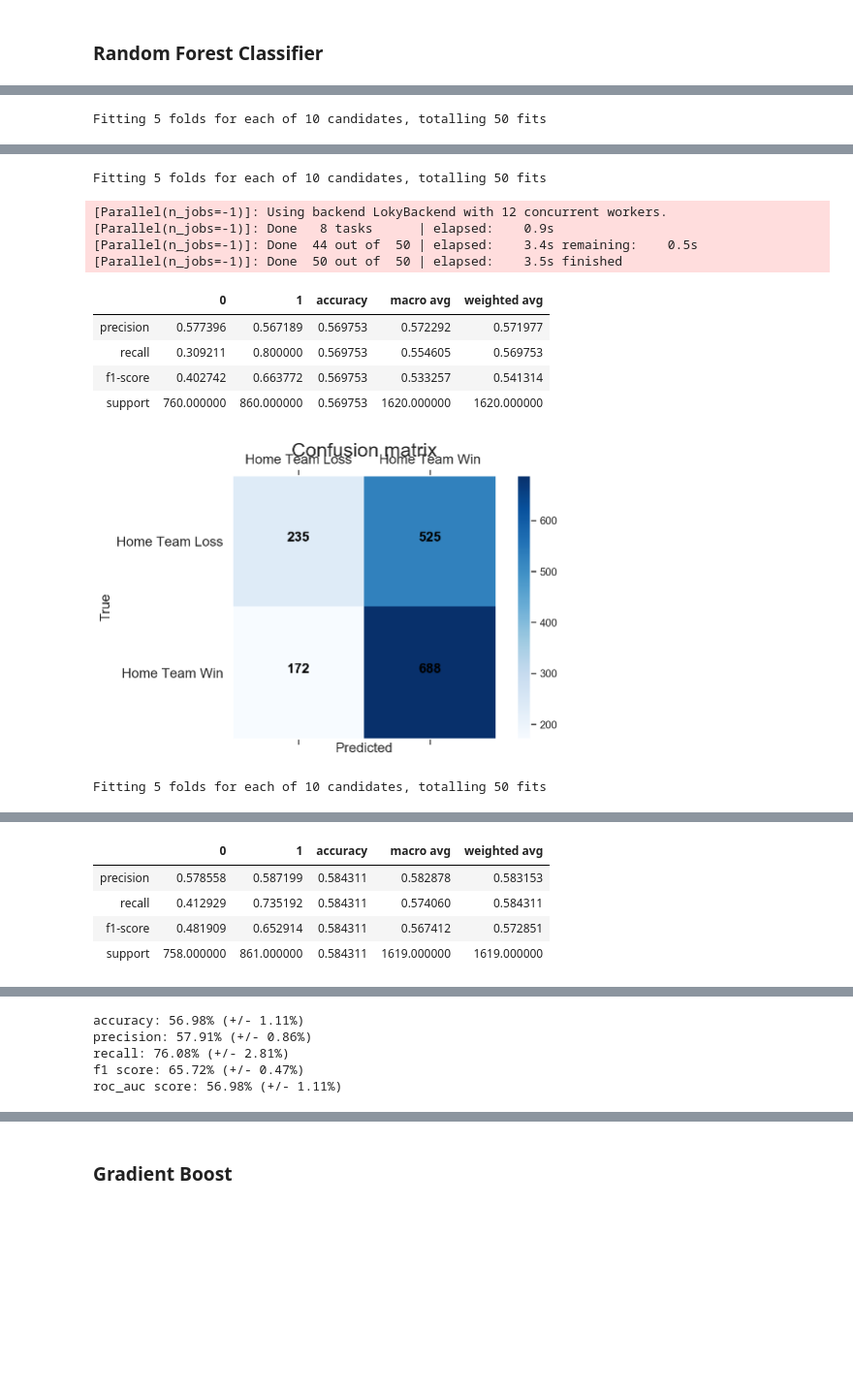
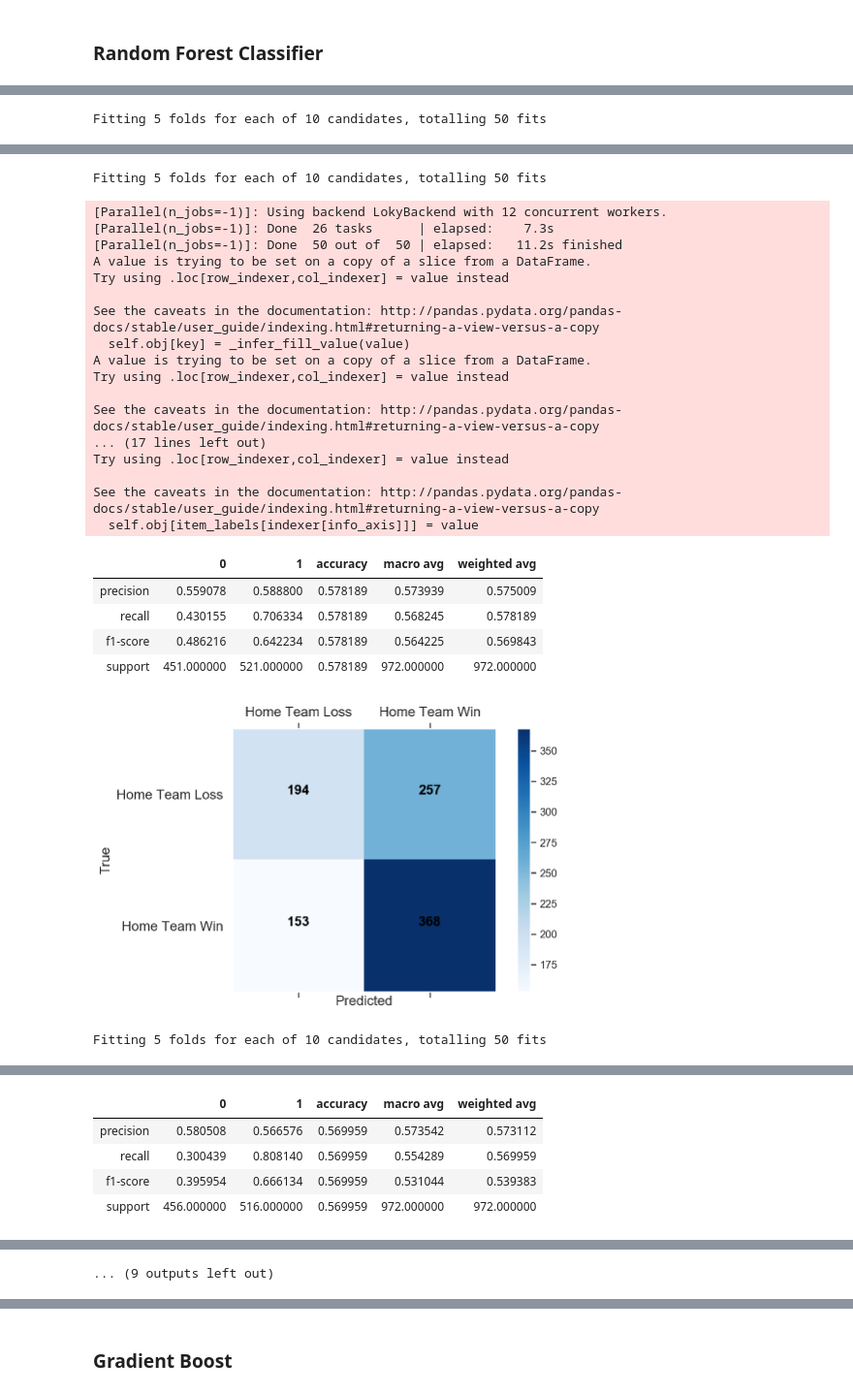
Before and after one commit to schlinkertc/mlb_predictions, a Jupyter notebook: modeling.ipynb, the cells around one changed output, grey strips where cells are left out. Shown at 97% size. Cells and saved outputs as stored; diff of their text form; code cells hidden in the pictures; blank space fills up the shorter version.

Commit message:
modeling cont, images added

```diff
--- a/modeling.ipynb
+++ b/modeling.ipynb
@@ -162,7 +169,7 @@ def plot_confusion_matrix(true,predicted):
     fig = plt.figure(figsize=(8,5))
     ax = fig.add_subplot(111)
     cax = ax.matshow(cm,cmap=plt.cm.Blues)
-    plt.title('Confusion matrix',fontdict={'size':20})
+    #plt.title('Confusion matrix',fontdict={'size':20})
     fig.colorbar(cax)
     ax.set_xticklabels([''] + classes,fontdict={'size':14})
     ax.set_yticklabels([''] + classes,fontdict={'size':14})
@@ -379,9 +604,10 @@ pipeline_cv(3,X,y,lr)
 # %% [markdown]
 ### Random Forest Classifier
 # %%
-rf_clf = RandomForestClassifier()
+rf_clf = RandomForestClassifier(n_jobs=-1)
 
 rf_pipe=Pipeline([
+    ('attr_adder',CombinedAttributesAdder()),
     ('nan_imputer',SimpleImputer(strategy='mean')),
     ('zero_imputer',SimpleImputer(missing_values=0,strategy='mean')),
     ('interaction',PolynomialFeatures(degree=1)),
@@ -389,4 +615,4 @@ rf_pipe=Pipeline([
     (('classifier',rf_clf))
 ])
 
-pipeline_cv(5,X,y,rf_pipe)
+#pipeline_cv(5,X,y,rf_pipe)
@@ -429,21 +619,22 @@ roc_auc score: 54.99% (+/- 1.40%)
 # %%
 rf_search_params = {
-    'zero_imputer__strategy':['mean','median','most_frequent'],
-    'nan_imputer__strategy':['mean','median','most_frequent'],
+    'zero_imputer__strategy':['mean','median'],
+    'attr_adder__add_hitters_slashInteraction':[True],
+    'nan_imputer__strategy':['mean','median'],
     'interaction__degree':[1],
-    'scaler__with_std':[False,True],
-    'scaler__with_mean':[True,False],
-    'classifier__n_estimators':list(range(50,150)),
+    'scaler__with_std':[False],
+    'scaler__with_mean':[True],
+    'classifier__n_estimators':list(range(110,120)),
     'classifier__criterion':['gini','entropy'],
-    'classifier__max_depth':np.linspace(1,32,32,endpoint=True),
-    'classifier__min_samples_split':np.linspace(0.1, 1.0, 10, endpoint=True),
-    'classifier__min_samples_leaf':np.linspace(0.1, 0.5, 5, endpoint=True),
-    'classifier__max_features':list(range(1,X.shape[1]))
+    'classifier__max_depth':np.linspace(20,30,5),
+    'classifier__min_samples_split':np.linspace(0.03, .04, 10, endpoint=True),
+    'classifier__min_samples_leaf':np.linspace(0.2, 0.3, 5, endpoint=True),
+    'classifier__max_features':list(range(80,90))
 }
 # %%
-rf_search = RandomizedSearchCV(rf_pipe,rf_search_params,cv=5,n_jobs=-1,scoring=auc_scorer,verbose=0)
+rf_search = RandomizedSearchCV(rf_pipe,rf_search_params,cv=5,n_jobs=-1,scoring=auc_scorer,verbose=1)
 # %%
-pipeline_cv(3,X,y,rf_search)
+pipeline_cv(5,X,y,rf_search)
 # %% [output]
 Fitting 5 folds for each of 10 candidates, totalling 50 fits
 [Parallel(n_jobs=-1)]: Using backend LokyBackend with 12 concurrent workers.
@@ -459,13 +663,26 @@ Fitting 5 folds for each of 10 candidates, totalling 50 fits
 Fitting 5 folds for each of 10 candidates, totalling 50 fits
 [Parallel(n_jobs=-1)]: Using backend LokyBackend with 12 concurrent workers.
-[Parallel(n_jobs=-1)]: Done   8 tasks      | elapsed:    0.9s
-[Parallel(n_jobs=-1)]: Done  44 out of  50 | elapsed:    3.4s remaining:    0.5s
-[Parallel(n_jobs=-1)]: Done  50 out of  50 | elapsed:    3.5s finished
+[Parallel(n_jobs=-1)]: Done  26 tasks      | elapsed:    7.3s
+[Parallel(n_jobs=-1)]: Done  50 out of  50 | elapsed:   11.2s finished
+A value is trying to be set on a copy of a slice from a DataFrame.
+Try using .loc[row_indexer,col_indexer] = value instead
+
+See the caveats in the documentation: http://pandas.pydata.org/pandas-docs/stable/user_guide/indexing.html#returning-a-view-versus-a-copy
+  self.obj[key] = _infer_fill_value(value)
+A value is trying to be set on a copy of a slice from a DataFrame.
+Try using .loc[row_indexer,col_indexer] = value instead
+
+See the caveats in the documentation: http://pandas.pydata.org/pandas-docs/stable/user_guide/indexing.html#returning-a-view-versus-a-copy
+... (17 lines left out)
+Try using .loc[row_indexer,col_indexer] = value instead
+
+See the caveats in the documentation: http://pandas.pydata.org/pandas-docs/stable/user_guide/indexing.html#returning-a-view-versus-a-copy
+  self.obj[item_labels[indexer[info_axis]]] = value
 |  | 0 | 1 | accuracy | macro avg | weighted avg |
-| precision | 0.577396 | 0.567189 | 0.569753 | 0.572292 | 0.571977 |
-| recall | 0.309211 | 0.800000 | 0.569753 | 0.554605 | 0.569753 |
-| f1-score | 0.402742 | 0.663772 | 0.569753 | 0.533257 | 0.541314 |
-| support | 760.000000 | 860.000000 | 0.569753 | 1620.000000 | 1620.000000 |
+| precision | 0.559078 | 0.588800 | 0.578189 | 0.573939 | 0.575009 |
+| recall | 0.430155 | 0.706334 | 0.578189 | 0.568245 | 0.578189 |
+| f1-score | 0.486216 | 0.642234 | 0.578189 | 0.564225 | 0.569843 |
+| support | 451.000000 | 521.000000 | 0.578189 | 972.000000 | 972.000000 |
-[figure, old version]
+[figure, new version]
 Fitting 5 folds for each of 10 candidates, totalling 50 fits
 [Parallel(n_jobs=-1)]: Using backend LokyBackend with 12 concurrent workers.
@@ -475,5 +705,5 @@ Fitting 5 folds for each of 10 candidates, totalling 50 fits
 |  | 0 | 1 | accuracy | macro avg | weighted avg |
-| precision | 0.578558 | 0.587199 | 0.584311 | 0.582878 | 0.583153 |
-| recall | 0.412929 | 0.735192 | 0.584311 | 0.574060 | 0.584311 |
-| f1-score | 0.481909 | 0.652914 | 0.584311 | 0.567412 | 0.572851 |
-| support | 758.000000 | 861.000000 | 0.584311 | 1619.000000 | 1619.000000 |
+| precision | 0.580508 | 0.566576 | 0.569959 | 0.573542 | 0.573112 |
+| recall | 0.300439 | 0.808140 | 0.569959 | 0.554289 | 0.569959 |
+| f1-score | 0.395954 | 0.666134 | 0.569959 | 0.531044 | 0.539383 |
+| support | 456.000000 | 516.000000 | 0.569959 | 972.000000 | 972.000000 |
@@ -481,8 +711,4 @@ Fitting 5 folds for each of 10 candidates, totalling 50 fits
-accuracy: 56.98% (+/- 1.11%)
-precision: 57.91% (+/- 0.86%)
-recall: 76.08% (+/- 2.81%)
-f1 score: 65.72% (+/- 0.47%)
-roc_auc score: 56.98% (+/- 1.11%)
+... (9 outputs left out)
 # %%
 rf_search.best_params_
 # %% [output]
```
Also changed, not shown: parts of 57 cells of this notebook, 4 other files.
